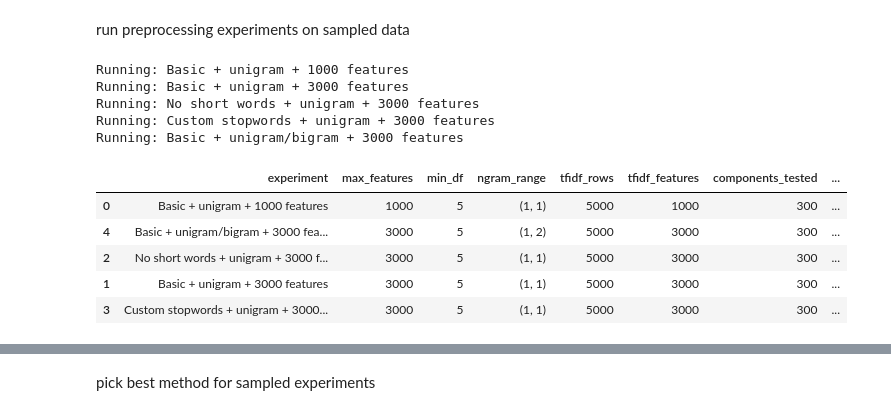
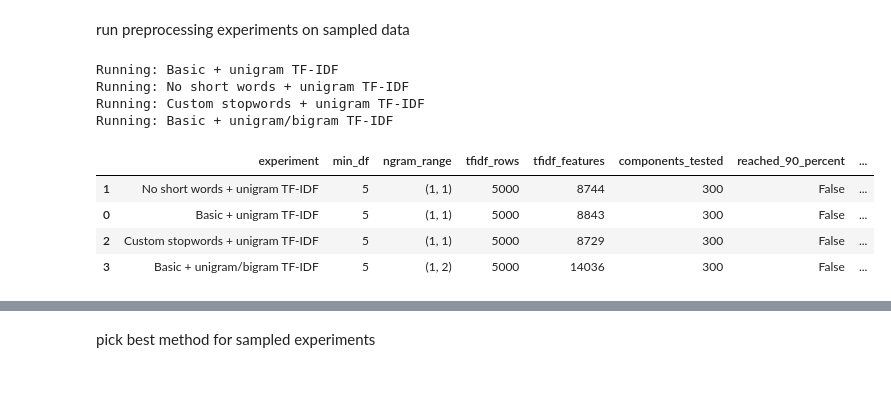
Before and after one commit to qigol/ml1-project-lt4, a Jupyter notebook: working-notebooks/brit/svd with notes.ipynb, the cells around one changed output, grey strips where cells are left out. Cells and saved outputs as stored; diff of their text form; code cells hidden in the pictures; blank space fills up the shorter version.

```diff
--- a/working-notebooks/brit/svd with notes.ipynb
+++ b/working-notebooks/brit/svd with notes.ipynb
@@ -252,7 +252,6 @@ Name: count, dtype: int64
 def run_svd_experiment(
     text_data,
     experiment_name,
-    max_features=3000,
     min_df=5,
     ngram_range=(1, 1),
     variance_threshold=0.90,
@@ -260,13 +259,12 @@ def run_svd_experiment(
 ):
     """
     Runs TF-IDF + TruncatedSVD on text data.
-    Returns experiment results and fitted objects.
+    No max_features limit is used so TF-IDF keeps all eligible terms.
     """
 
     vectorizer = TfidfVectorizer(
         stop_words="english",
         lowercase=True,
-        max_features=max_features,
         min_df=min_df,
         ngram_range=ngram_range
     )
@@ -288,7 +286,6 @@ def run_svd_experiment(
     X_svd = svd.fit_transform(X_tfidf)
 
     cumulative_variance = svd.explained_variance_ratio_.cumsum()
-
     reached_threshold = cumulative_variance[-1] >= variance_threshold
 
     if reached_threshold:
@@ -298,7 +295,6 @@ def run_svd_experiment(
 
     result = {
         "experiment": experiment_name,
-        "max_features": max_features,
         "min_df": min_df,
         "ngram_range": str(ngram_range),
         "tfidf_rows": X_tfidf.shape[0],
@@ -319,37 +315,26 @@ saved_outputs = {}
 
 experiment_settings = [
     {
-        "experiment_name": "Basic + unigram + 1000 features",
+        "experiment_name": "Basic + unigram TF-IDF",
         "text_column": "text_basic",
-        "max_features": 1000,
         "min_df": 5,
         "ngram_range": (1, 1)
     },
     {
-        "experiment_name": "Basic + unigram + 3000 features",
-        "text_column": "text_basic",
-        "max_features": 3000,
+        "experiment_name": "No short words + unigram TF-IDF",
+        "text_column": "text_no_short",
         "min_df": 5,
         "ngram_range": (1, 1)
     },
     {
-        "experiment_name": "No short words + unigram + 3000 features",
-        "text_column": "text_no_short",
-        "max_features": 3000,
+        "experiment_name": "Custom stopwords + unigram TF-IDF",
+        "text_column": "text_custom_stopwords",
         "min_df": 5,
         "ngram_range": (1, 1)
     },
     {
-        "experiment_name": "Custom stopwords + unigram + 3000 features",
-        "text_column": "text_custom_stopwords",
-        "max_features": 3000,
-        "min_df": 5,
-        "ngram_range": (1, 1)
-    },
-    {
-        "experiment_name": "Basic + unigram/bigram + 3000 features",
+        "experiment_name": "Basic + unigram/bigram TF-IDF",
         "text_column": "text_basic",
-        "max_features": 3000,
         "min_df": 5,
         "ngram_range": (1, 2)
     }
@@ -357,45 +342,42 @@ experiment_settings = [
 
 for setting in experiment_settings:
     print("Running:", setting["experiment_name"])
 
     result, vectorizer, svd, X_tfidf, X_svd, cumulative_variance = run_svd_experiment(
         text_data=sampled_df[setting["text_column"]],
         experiment_name=setting["experiment_name"],
-        max_features=setting["max_features"],
         min_df=setting["min_df"],
         ngram_range=setting["ngram_range"],
         component_cap=300
     )
 
     experiments.append(result)
 
     saved_outputs[setting["experiment_name"]] = {
         "vectorizer": vectorizer,
         "svd": svd,
         "X_tfidf": X_tfidf,
         "X_svd": X_svd,
         "cumulative_variance": cumulative_variance,
         "text_column": setting["text_column"]
     }
 
 results_df = pd.DataFrame(experiments)
 
 results_df.sort_values(
     by=["reached_90_percent", "retained_svs", "max_explained_variance_tested"],
     ascending=[False, True, False]
 )
 # %% [output]
-Running: Basic + unigram + 1000 features
-Running: Basic + unigram + 3000 features
-Running: No short words + unigram + 3000 features
-Running: Custom stopwords + unigram + 3000 features
-Running: Basic + unigram/bigram + 3000 features
+Running: Basic + unigram TF-IDF
+Running: No short words + unigram TF-IDF
+Running: Custom stopwords + unigram TF-IDF
+Running: Basic + unigram/bigram TF-IDF
-|  | experiment | max_features | min_df | ngram_range | tfidf_rows | tfidf_features | components_tested | ... |
-| 0 | Basic + unigram + 1000 features | 1000 | 5 | (1, 1) | 5000 | 1000 | 300 | ... |
-| 4 | Basic + unigram/bigram + 3000 fea... | 3000 | 5 | (1, 2) | 5000 | 3000 | 300 | ... |
-| 2 | No short words + unigram + 3000 f... | 3000 | 5 | (1, 1) | 5000 | 3000 | 300 | ... |
-| 1 | Basic + unigram + 3000 features | 3000 | 5 | (1, 1) | 5000 | 3000 | 300 | ... |
-| 3 | Custom stopwords + unigram + 3000... | 3000 | 5 | (1, 1) | 5000 | 3000 | 300 | ... |
+|  | experiment | min_df | ngram_range | tfidf_rows | tfidf_features | components_tested | reached_90_percent | ... |
+| 1 | No short words + unigram TF-IDF | 5 | (1, 1) | 5000 | 8744 | 300 | False | ... |
+| 0 | Basic + unigram TF-IDF | 5 | (1, 1) | 5000 | 8843 | 300 | False | ... |
+| 2 | Custom stopwords + unigram TF-IDF | 5 | (1, 1) | 5000 | 8729 | 300 | False | ... |
+| 3 | Basic + unigram/bigram TF-IDF | 5 | (1, 2) | 5000 | 14036 | 300 | False | ... |
 # %%
 #plot sampled experiment results
 
```
Also changed, not shown: parts of 17 cells of this notebook.
